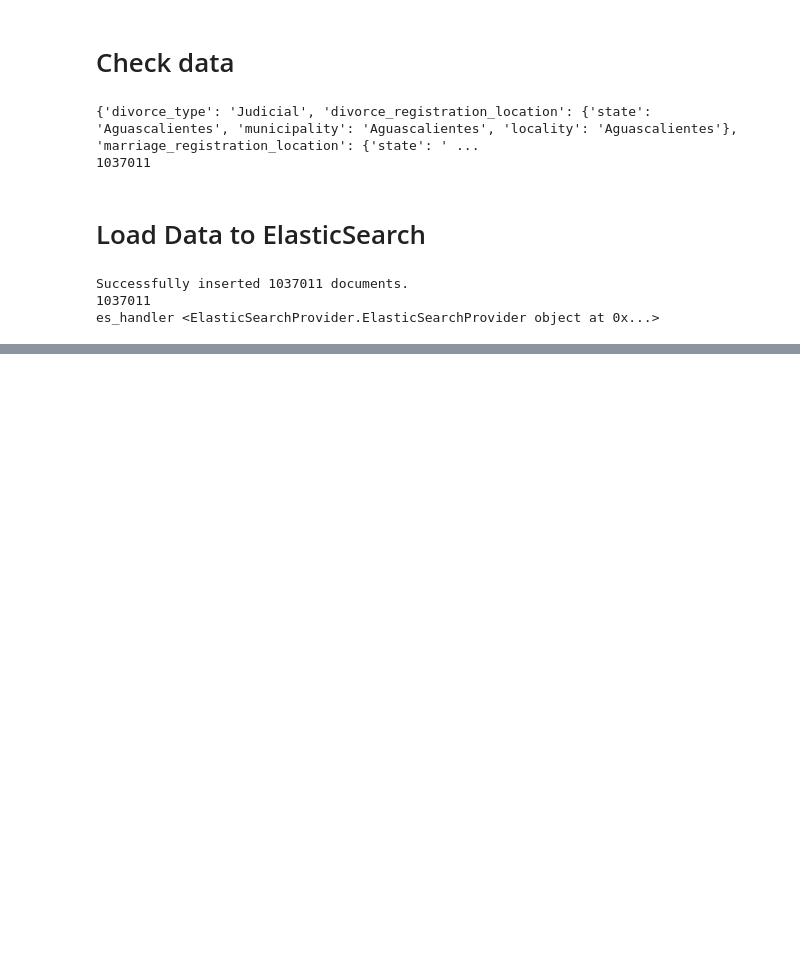
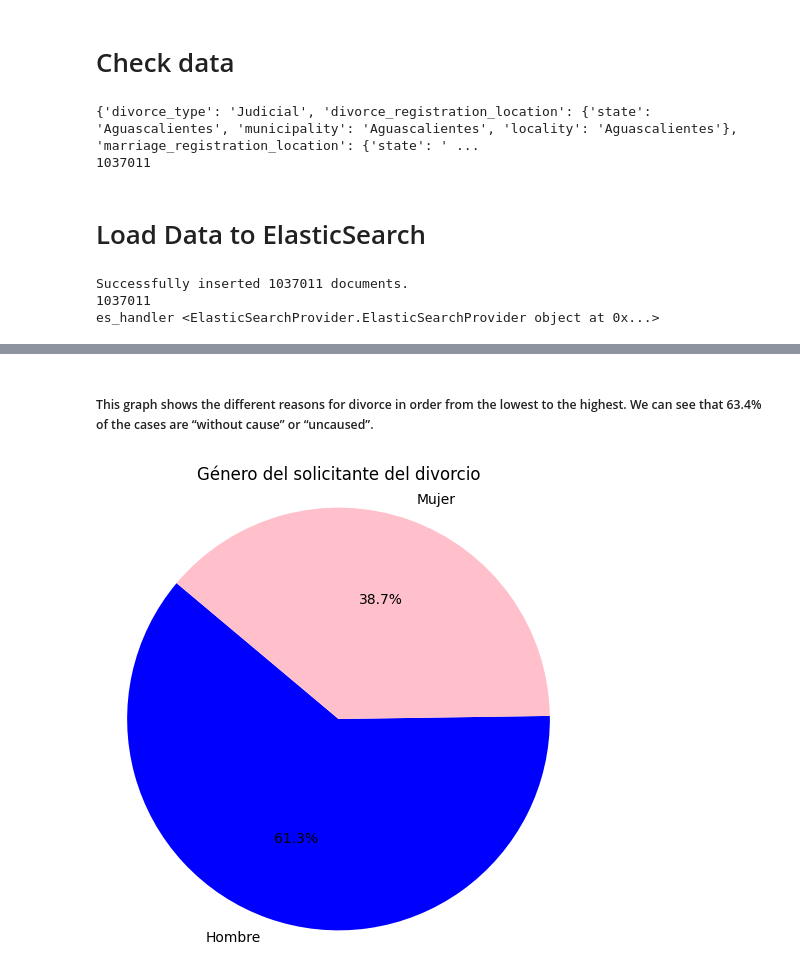
Before and after one commit to TonyCastill/data-science-project, a Jupyter notebook: project.ipynb, the cells around one changed output, grey strips where cells are left out. Saved outputs shown, nothing was run; the diff lists cells and outputs as text; code cells hidden in the pictures; blank space fills up the shorter version.

```diff
--- a/project.ipynb
+++ b/project.ipynb
@@ -262,0 +812,32 @@ es_handler <ElasticSearchProvider.ElasticSearchProvider object at 0x...>
+# %% [markdown]
+##### This graph shows the different reasons for divorce in order from the lowest to the highest. We can see that 63.4% of the cases are “without cause” or “uncaused”.
+# %%
+query = {
+    "size": 0,
+    "aggs": {
+        "genero_peticionario": {
+            "terms": {
+                "field": "divorcee_1.gender",
+                "size": 2
+            }
+        }
+    }
+}
+
+response = es.search(index="mexico-divorces", body=query)
+data = response["aggregations"]["genero_peticionario"]["buckets"]
+
+genders = [b["key"] for b in data]
+counts = [b["doc_count"] for b in data]
+
+
+colors = ["blue", "pink"]
+
+
+plt.figure(figsize=(6, 6))
+plt.pie(counts, labels=genders, autopct='%1.1f%%', startangle=140, colors=colors)
+plt.title("Género del solicitante del divorcio")
+plt.axis('equal')  # Mantener forma circular
+plt.show()
+# %% [output]
+[figure, added]
```
Also changed, not shown: parts of 62 cells of this notebook, 1 other file.
